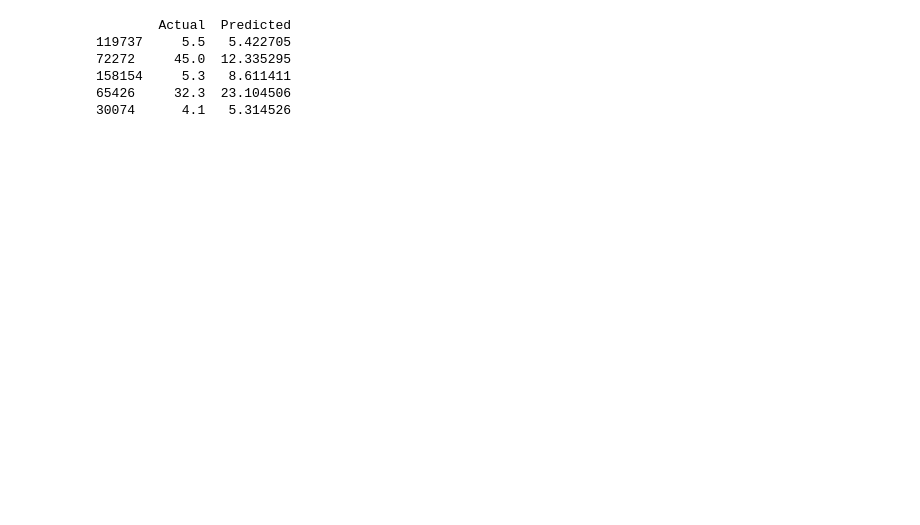
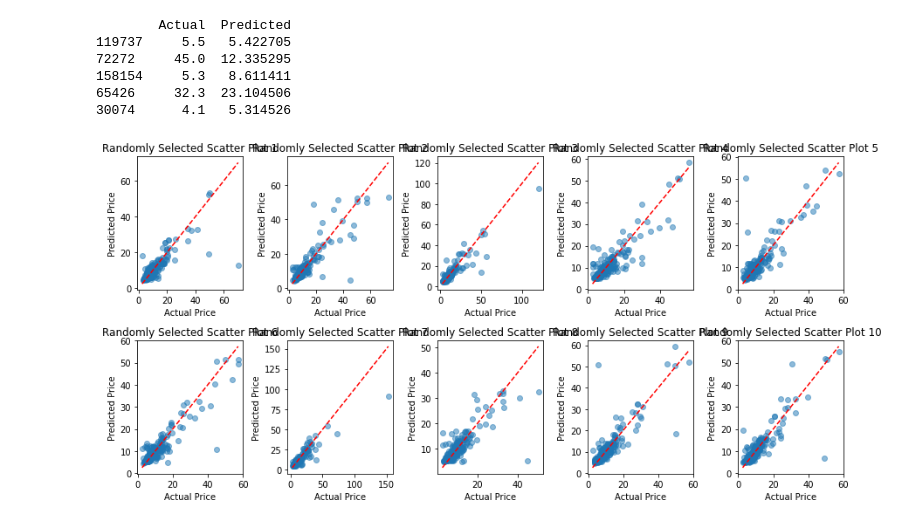
Before and after one commit to zwellman99/Rideshare-Driver-Model-Recommendation, a Jupyter notebook: UberDemand.ipynb, the cells around one changed output. Saved outputs shown, nothing was run; the diff lists cells and outputs as text; code cells hidden in the pictures; blank space fills up the shorter version.

```diff
--- a/UberDemand.ipynb
+++ b/UberDemand.ipynb
@@ -281,3 +279,29 @@ print(predictions.head())
 158154     5.3   8.611411
 65426     32.3  23.104506
 30074      4.1   5.314526
+# %%
+Y_total_pred = xgb_model.predict(X)
+
+# randomly select 200 indices for each plot
+indices = np.random.choice(len(y), (10, 200), replace=False)
+
+# create a 2x5 grid of subplots
+fig, axes = plt.subplots(nrows=2, ncols=5, figsize=(12, 6))
+
+# loop through each subplot and create a scatter plot with randomly selected data points
+for i, ax in enumerate(axes.flat):
+    x = y[indices[i]]
+    y_pred = Y_total_pred[indices[i]]
+    ax.scatter(x, y_pred, alpha=0.5)
+    ax.plot([x.min(), x.max()], [x.min(), x.max()], 'r--')
+    ax.set_title("Randomly Selected Scatter Plot {}".format(i+1))
+    ax.set_xlabel("Actual Price")
+    ax.set_ylabel("Predicted Price")
+
+# adjust spacing between subplots
+fig.tight_layout()
+
+# show plot
+plt.show()
+# %% [output]
+[figure, added]
```
Also changed, not shown: parts of 9 cells of this notebook.
